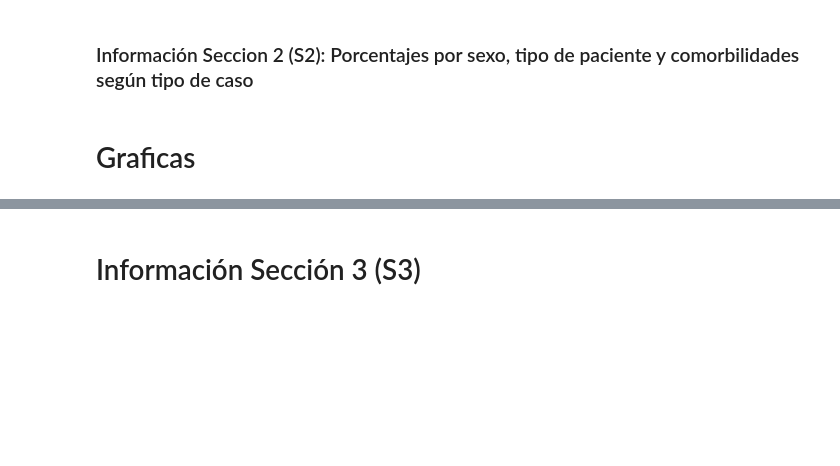
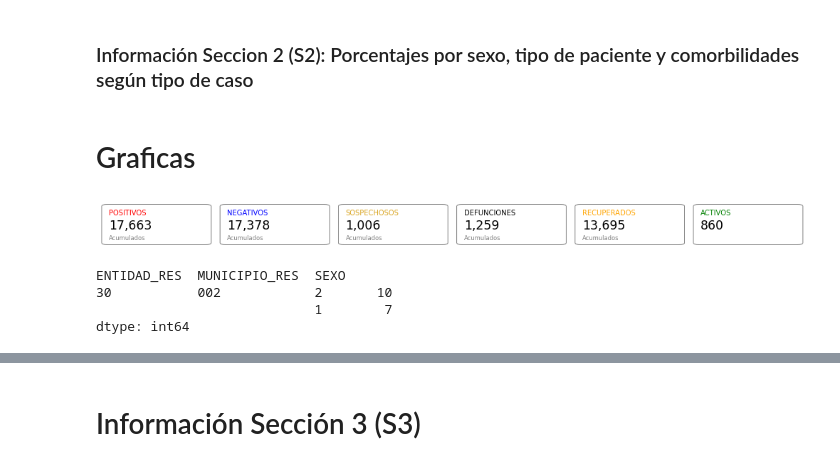
Before and after one commit to lorgid1/COVID_DSE, a Jupyter notebook: DSE-COVID.ipynb, the cells around one changed output, grey strips where cells are left out. Saved outputs shown, nothing was run; the diff lists cells and outputs as text; code cells hidden in the pictures; blank space fills up the shorter version.

Commit message:
Se termino la fucion de los cuadros de acumulados y se modificó la función de barras

```diff
--- a/DSE-COVID.ipynb
+++ b/DSE-COVID.ipynb
@@ -429,19 +397,19 @@ for condicion in lista_condiciones:
 lista_comorbilidades = ['DIABETES', 'EPOC', 'ASMA', 'INMUSUPR', 'HIPERTENSION', 'OTRA_COM',
                         'CARDIOVASCULAR', 'OBESIDAD', 'RENAL_CRONICA', 'TABAQUISMO']
 
-columnas_extraer_S2 = ['SEXO', 'TIPO_PACIENTE'] + lista_comorbilidades
+columnas_extraer_s2 = ['SEXO', 'TIPO_PACIENTE'] + lista_comorbilidades
 
-cuenta_valores = {}
+cuenta_valores_s2 = {}
 
-for columna in columnas_extraer_S2:
-    cuenta_valores[columna] = {}
+for columna in columnas_extraer_s2:
+    cuenta_valores_s2[columna] = {}
 
     for condicion in lista_condiciones:
-        cuenta_valores[columna][condicion] = registros_condiciones[condicion]\
-                                             [columnas_agrupar + [columna]].\
-                                             groupby(columnas_agrupar).\
-                                             apply(lambda x: x.value_counts()).\
-                                             droplevel([0,1])
+        cuenta_valores_s2[columna][condicion] = registros_condiciones[condicion]\
+                                                [columnas_agrupar + [columna]].\
+                                                groupby(columnas_agrupar).\
+                                                apply(lambda x: x.value_counts()).\
+                                                droplevel([0,1])
 # %%
 #cuenta_valores['SEXO']['POSITIVOS'].loc['30'].loc[(['002','001'],1)]
 # %%
@@ -604,0 +639,45 @@ def barra_horizontal(titulo, x_valor, ax):
+# %%
+fig = plt.figure(figsize = (14, 3))
+gs = gridspec.GridSpec(3, 6, figure = fig)
+
+colores_condiciones = ['red', 'blue', 'goldenrod']
+
+fila, columna = 0, 0
+for item, color in zip(acumulado_condiciones.items(), colores_condiciones):
+    llave, valor = item[0], item[1]
+    ax = cuadro_informacion(fila, columna, llave,
+                            valor,
+                            entidades, municipios, color,
+                            acumulado = True)
+    columna += 1
+
+fila, columna = 0, 3
+ax = cuadro_informacion(fila, columna, 'DEFUNCIONES',
+                   acumulado_defunciones['POSITIVOS'],
+                   entidades, municipios, 'black',
+                   acumulado = True)
+
+fila, columna = 0, 4
+ax = cuadro_informacion(fila, columna, 'RECUPERADOS',
+                   acumulado_recuperados['POSITIVOS'],
+                   entidades, municipios, 'orange',
+                   acumulado = True)
+
+fila, columna = 0, 5
+ax = cuadro_informacion(fila, columna, 'ACTIVOS',
+                   acumulado_activos['POSITIVOS'],
+                   entidades, municipios, 'green',
+                   acumulado = False)
+
+plt.tight_layout()
+# %% [output]
+[figure, added]
+# %%
+idx = pd.IndexSlice
+
+cuenta_valores_s2['SEXO']['POSITIVOS'].loc[idx[['30'],['002', ' 001'], :]]
+# %% [output]
+ENTIDAD_RES  MUNICIPIO_RES  SEXO
+30           002            2       10
+                            1        7
+dtype: int64
```
Also changed, not shown: parts of 31 cells of this notebook.
